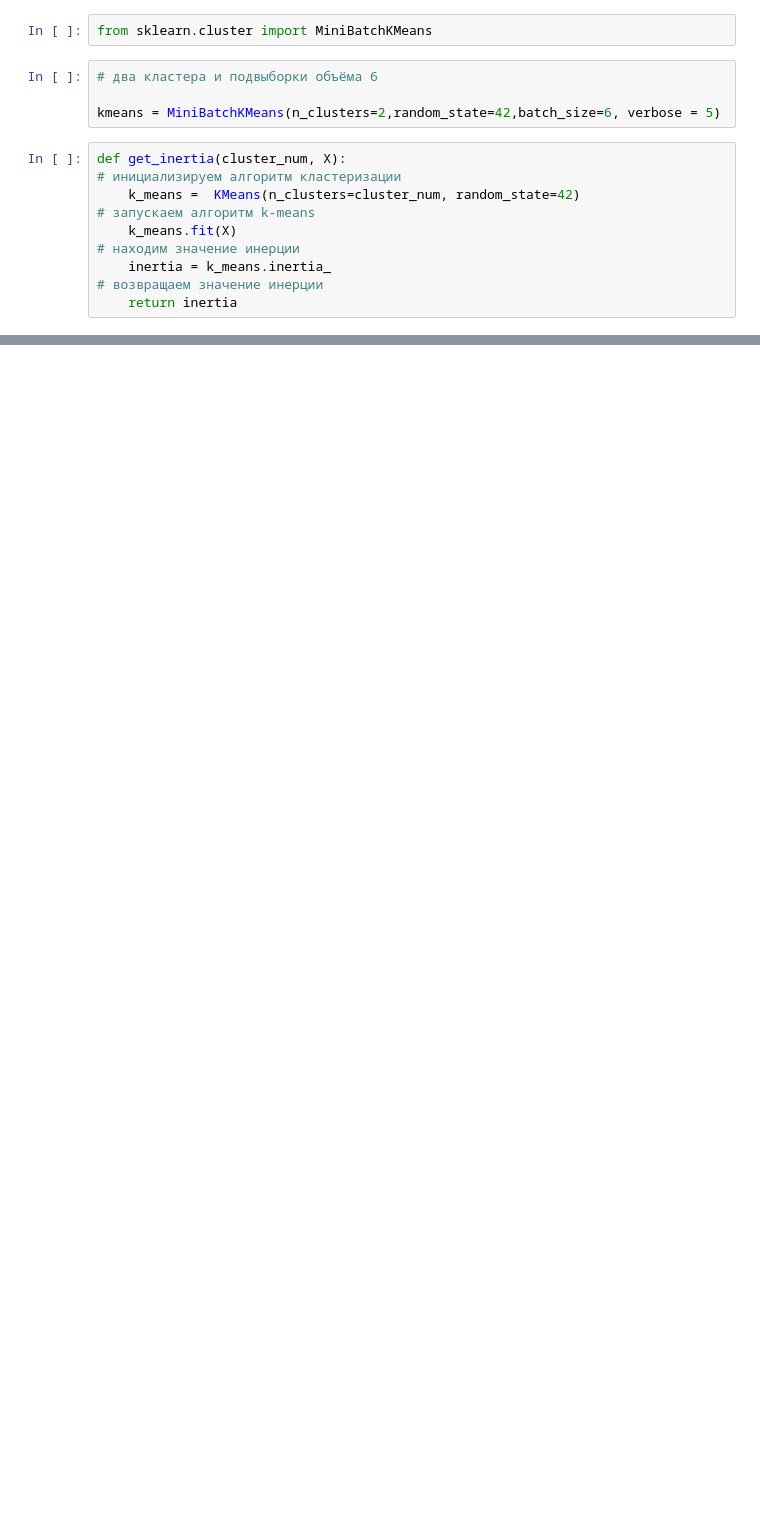
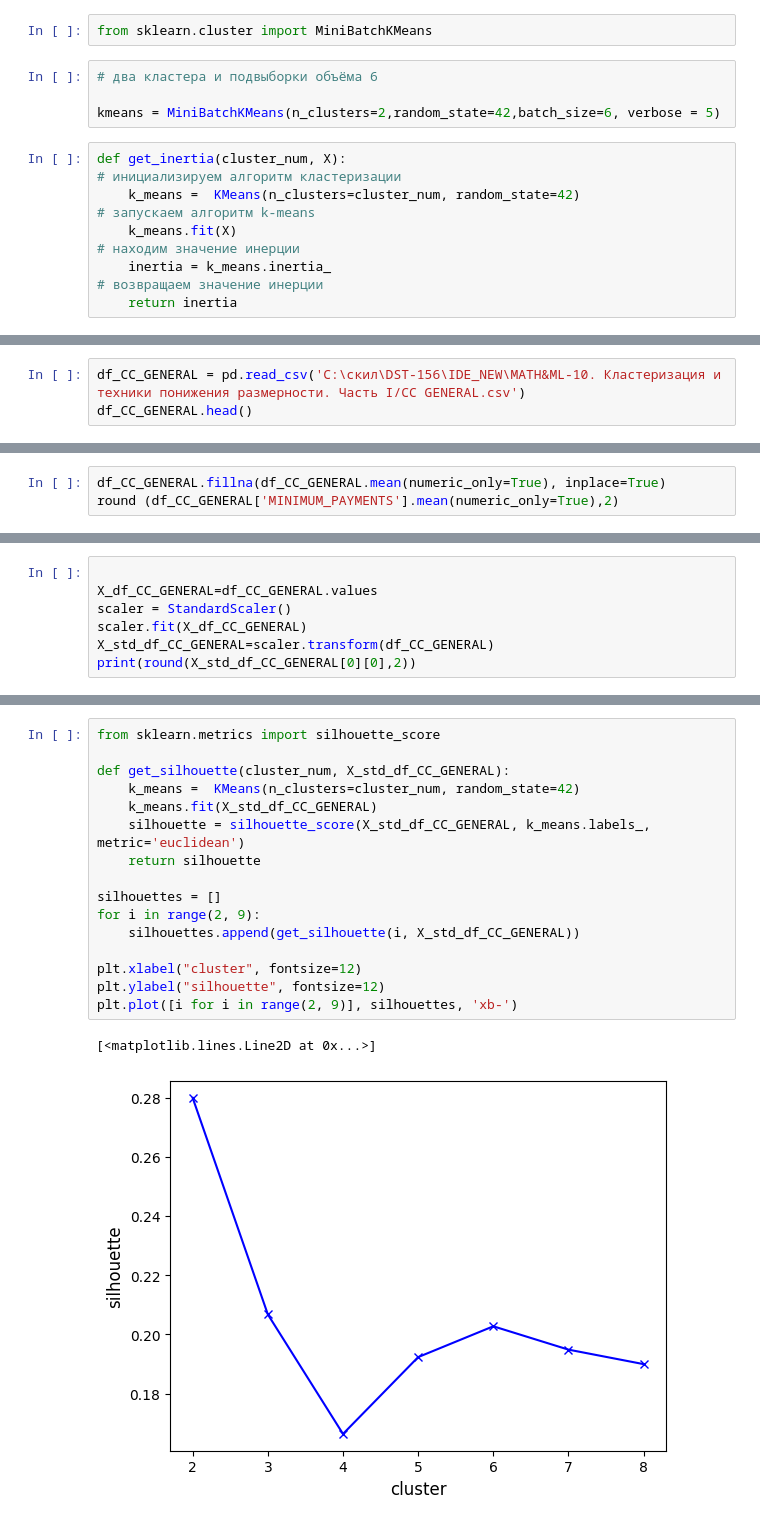
Before and after one commit to AlexGorel/IDE_NEW, a Jupyter notebook: MATH&ML-10. Кластеризация и техники понижения размерности. Часть I/MATH&ML-10. Кластеризация и техники понижения размерности. Часть I.ipynb, the cells around one changed output, grey strips where cells are left out. Cells and saved outputs as stored; diff of their text form; blank space fills up the shorter version.

```diff
--- a/MATH&ML-10. Кластеризация и техники понижения размерности. Часть I/MATH&ML-10. Кластеризация и техники понижения размерности. Часть I.ipynb
+++ b/MATH&ML-10. Кластеризация и техники понижения размерности. Часть I/MATH&ML-10. Кластеризация и техники понижения размерности. Часть I.ipynb
@@ -29,0 +322,3 @@ NameError: name 'X' is not defined
+# %%
+df_CC_GENERAL = pd.read_csv('C:\скил\DST-156\IDE_NEW\MATH&ML-10. Кластеризация и техники понижения размерности. Часть I/CC GENERAL.csv')
+df_CC_GENERAL.head()
@@ -29,0 +368,3 @@ NameError: name 'X' is not defined
+# %%
+df_CC_GENERAL.fillna(df_CC_GENERAL.mean(numeric_only=True), inplace=True)
+round (df_CC_GENERAL['MINIMUM_PAYMENTS'].mean(numeric_only=True),2)
@@ -29,0 +406,7 @@ NameError: name 'X' is not defined
+# %%
+
+X_df_CC_GENERAL=df_CC_GENERAL.values
+scaler = StandardScaler()
+scaler.fit(X_df_CC_GENERAL)
+X_std_df_CC_GENERAL=scaler.transform(df_CC_GENERAL)
+print(round(X_std_df_CC_GENERAL[0][0],2))
@@ -29,0 +421,19 @@ NameError: name 'X' is not defined
+# %%
+from sklearn.metrics import silhouette_score
+
+def get_silhouette(cluster_num, X_std_df_CC_GENERAL):
+    k_means =  KMeans(n_clusters=cluster_num, random_state=42)
+    k_means.fit(X_std_df_CC_GENERAL)
+    silhouette = silhouette_score(X_std_df_CC_GENERAL, k_means.labels_, metric='euclidean')
+    return silhouette
+
+silhouettes = []
+for i in range(2, 9):
+    silhouettes.append(get_silhouette(i, X_std_df_CC_GENERAL))
+
+plt.xlabel("cluster", fontsize=12)
+plt.ylabel("silhouette", fontsize=12)
+plt.plot([i for i in range(2, 9)], silhouettes, 'xb-')
+# %% [output]
+[<matplotlib.lines.Line2D at 0x...>]
+[figure, added]
```
Also changed, not shown: parts of 45 cells of this notebook, 2 other files.
